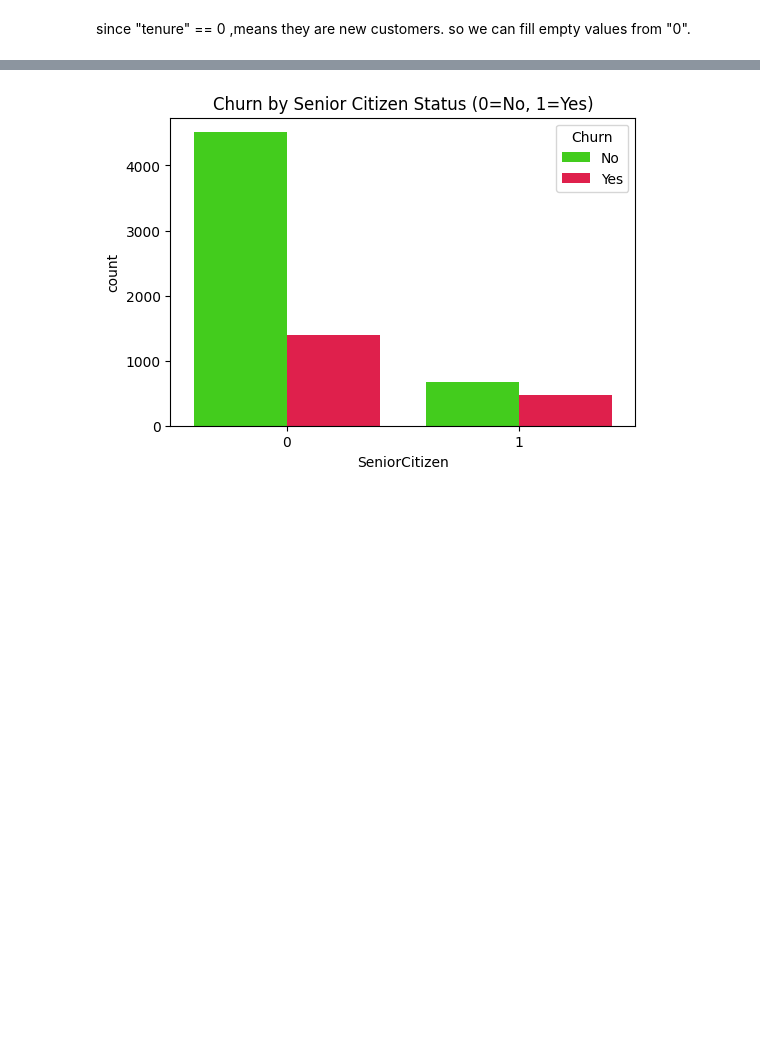
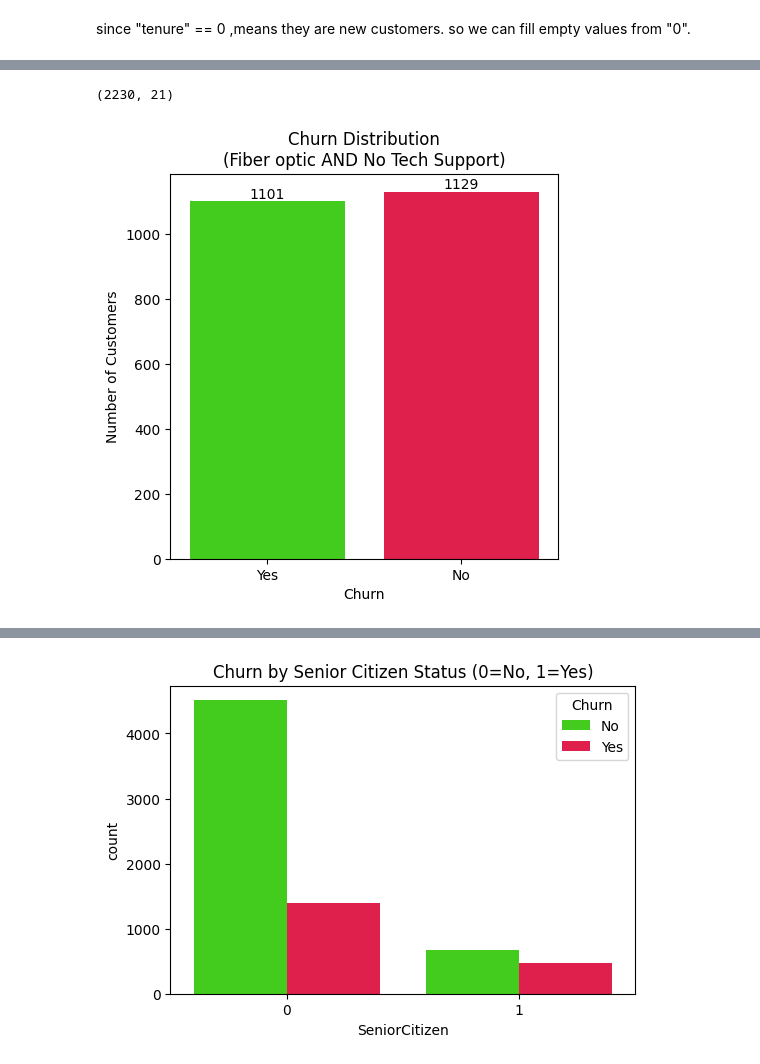
Before and after one commit to NisithaNimsara/Customer_Churn_Prediction-, a Jupyter notebook: EDA.ipynb, the cells around one changed output, grey strips where cells are left out. Drawn from its saved outputs; the diff is of its cells as text; code cells hidden in the pictures; blank space fills up the shorter version.

```diff
--- a/EDA.ipynb
+++ b/EDA.ipynb
@@ -188,0 +224,26 @@ for col in categorical_cols:
+# %%
+risk_df = df[(df["InternetService"] == "Fiber optic") & (df["TechSupport"] == "No")]
+print(risk_df.shape)
+
+plt.figure(figsize=(5, 5))
+ax =sns.countplot(data=risk_df, x="Churn", hue="Churn", palette="prism")
+plt.title("Churn Distribution\n(Fiber optic AND No Tech Support)")
+plt.xlabel("Churn")
+plt.ylabel("Number of Customers")
+
+# show value on each bar
+for p in ax.patches:
+    height = p.get_height()
+    ax.text(
+        p.get_x() + p.get_width() / 2,  # x position (middle of bar)
+        height,                         # y position (top of bar)
+        int(height),                    # text = count
+        ha='center',
+        va='bottom'
+    )
+
+
+plt.show()
+# %% [output]
+(2230, 21)
+[figure, added]
```
Also changed, not shown: parts of 20 cells of this notebook.
